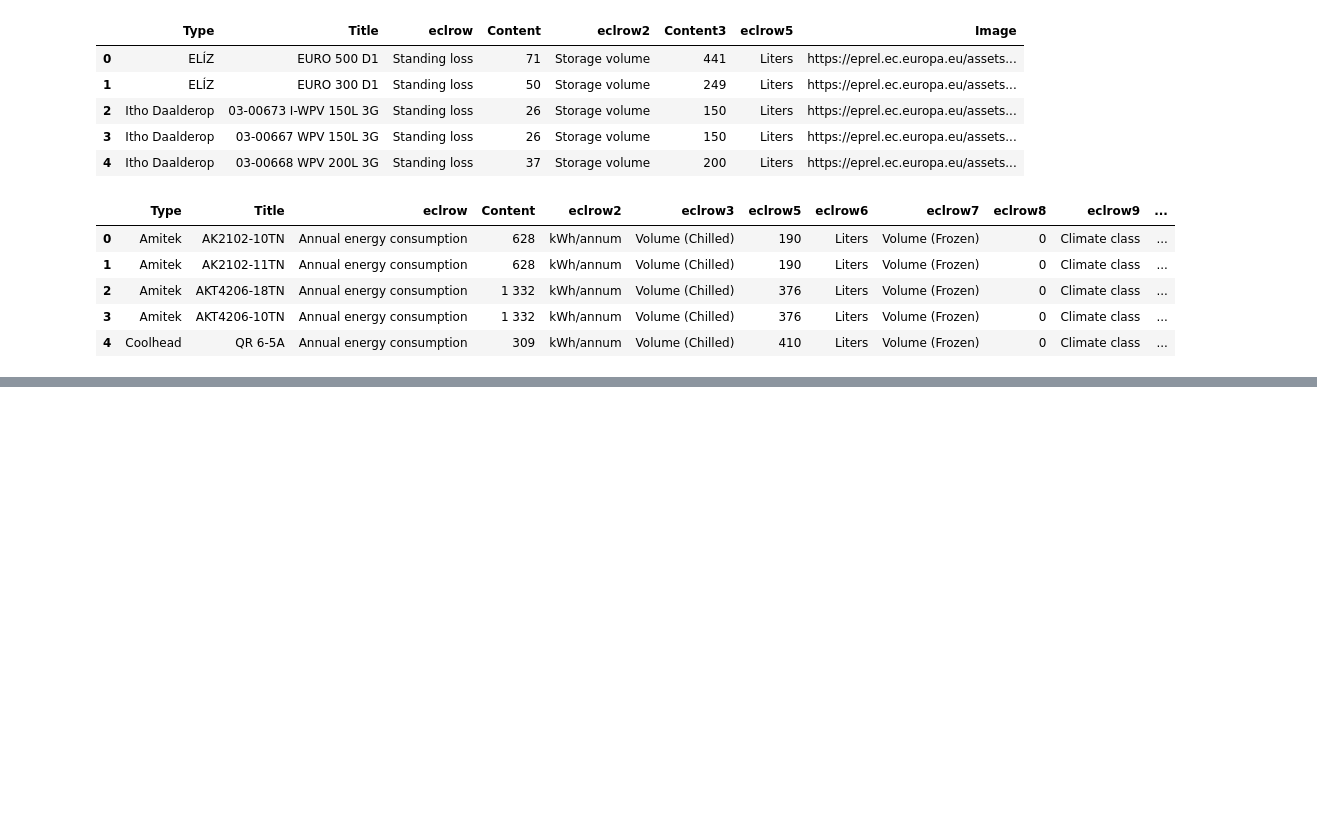
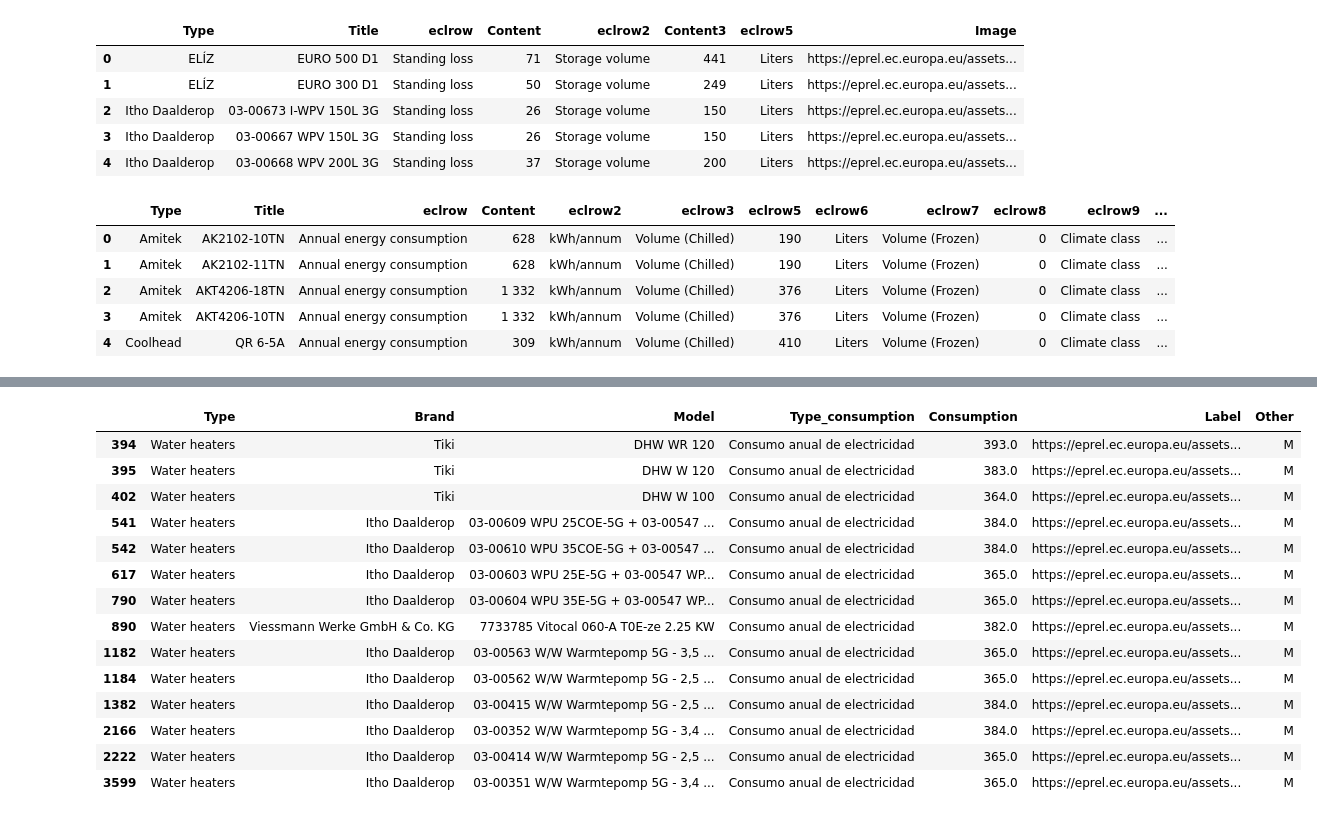
Before and after one commit to laurabarredaagusti/desafio_tripulaciones, a Jupyter notebook: notebooks/data_cleaning/data_cleaning_enrique.ipynb, the cells around one changed output, grey strips where cells are left out. Drawn from its saved outputs; the diff is of its cells as text; code cells hidden in the pictures; blank space fills up the shorter version.

```diff
--- a/notebooks/data_cleaning/data_cleaning_enrique.ipynb
+++ b/notebooks/data_cleaning/data_cleaning_enrique.ipynb
@@ -242,0 +631,3 @@ df_aire_acondicionado.head()
+# %%
+df_calentador_agua = pd.read_csv('../csvs_categorias(Columnas Bien)/7_water_heaters.csv',index_col=0)
+df_calentador_agua.head()
@@ -242,0 +679,4 @@ df_aire_acondicionado.head()
+# %%
+df_calentador_agua['Consumption'] = df_calentador_agua['Consumption'].str.replace(' ', '')
+# %%
+df_calentador_agua['Consumption'] = df_calentador_agua['Consumption'].astype(float)
@@ -242,0 +703,18 @@ df_aire_acondicionado.head()
+# %%
+df_calentador_agua[df_calentador_agua['Consumption']<400]
+# %% [output]
+|  | Type | Brand | Model | Type_consumption | Consumption | Label | Other |
+| 394 | Water heaters | Tiki | DHW WR 120 | Consumo anual de electricidad | 393.0 | https://eprel.ec.europa.eu/assets... | M |
+| 395 | Water heaters | Tiki | DHW W 120 | Consumo anual de electricidad | 383.0 | https://eprel.ec.europa.eu/assets... | M |
+| 402 | Water heaters | Tiki | DHW W 100 | Consumo anual de electricidad | 364.0 | https://eprel.ec.europa.eu/assets... | M |
+| 541 | Water heaters | Itho Daalderop | 03-00609 WPU 25COE-5G + 03-00547 ... | Consumo anual de electricidad | 384.0 | https://eprel.ec.europa.eu/assets... | M |
+| 542 | Water heaters | Itho Daalderop | 03-00610 WPU 35COE-5G + 03-00547 ... | Consumo anual de electricidad | 384.0 | https://eprel.ec.europa.eu/assets... | M |
+| 617 | Water heaters | Itho Daalderop | 03-00603 WPU 25E-5G + 03-00547 WP... | Consumo anual de electricidad | 365.0 | https://eprel.ec.europa.eu/assets... | M |
+| 790 | Water heaters | Itho Daalderop | 03-00604 WPU 35E-5G + 03-00547 WP... | Consumo anual de electricidad | 365.0 | https://eprel.ec.europa.eu/assets... | M |
+| 890 | Water heaters | Viessmann Werke GmbH & Co. KG | 7733785 Vitocal 060-A T0E-ze 2.25 KW | Consumo anual de electricidad | 382.0 | https://eprel.ec.europa.eu/assets... | M |
+| 1182 | Water heaters | Itho Daalderop | 03-00563 W/W Warmtepomp 5G - 3,5 ... | Consumo anual de electricidad | 365.0 | https://eprel.ec.europa.eu/assets... | M |
+| 1184 | Water heaters | Itho Daalderop | 03-00562 W/W Warmtepomp 5G - 2,5 ... | Consumo anual de electricidad | 365.0 | https://eprel.ec.europa.eu/assets... | M |
+| 1382 | Water heaters | Itho Daalderop | 03-00415 W/W Warmtepomp 5G - 2,5 ... | Consumo anual de electricidad | 384.0 | https://eprel.ec.europa.eu/assets... | M |
+| 2166 | Water heaters | Itho Daalderop | 03-00352 W/W Warmtepomp 5G - 3,4 ... | Consumo anual de electricidad | 384.0 | https://eprel.ec.europa.eu/assets... | M |
+| 2222 | Water heaters | Itho Daalderop | 03-00414 W/W Warmtepomp 5G - 2,5 ... | Consumo anual de electricidad | 365.0 | https://eprel.ec.europa.eu/assets... | M |
+| 3599 | Water heaters | Itho Daalderop | 03-00351 W/W Warmtepomp 5G - 3,4 ... | Consumo anual de electricidad | 365.0 | https://eprel.ec.europa.eu/assets... | M |
```
Also changed, not shown: parts of 117 cells of this notebook, 3 other files.
